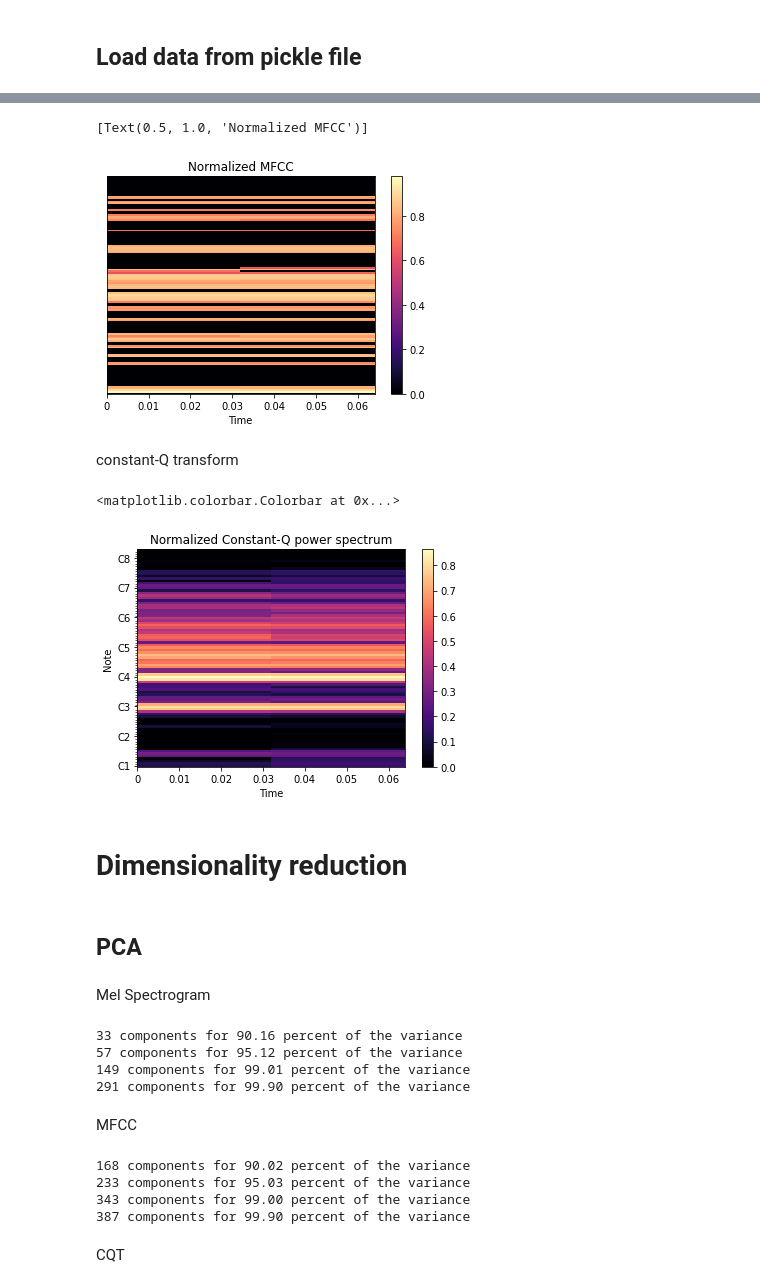
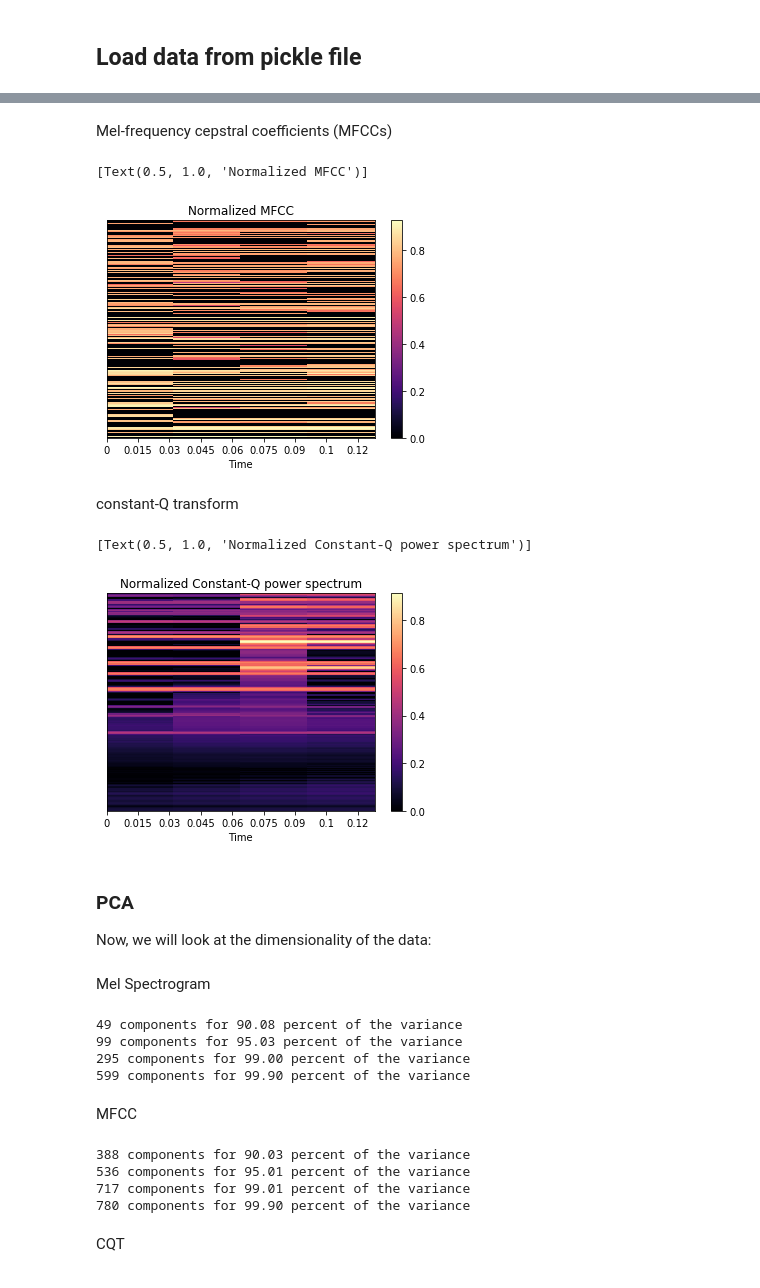
Before and after one commit to asahicantu/DAT5502021, a Jupyter notebook: dat550-2021-final-project.ipynb, the cells around one changed output, grey strips where cells are left out. Drawn from its saved outputs; the diff is of its cells as text; code cells hidden in the pictures.

```diff
--- a/dat550-2021-final-project.ipynb
+++ b/dat550-2021-final-project.ipynb
@@ -298,7 +164,2 @@ Pickle.dump_pickle('cqt.pkl',(X_cqt_train, X_cqt_test, X_cqt_valid, y_cqt_train,
 # %% [markdown]
 ## Load data from pickle file
-# %%
-from Utils import Pickle
-(X_melspec_train, X_melspec_test, X_melspec_valid, y_melspec_train, y_melspec_test, y_melspec_valid) = Pickle.load_pickle('mel_spec.pkl')
-(X_mfcc_train, X_mfcc_test, X_mfcc_valid, y_mfcc_train, y_mfcc_test, y_mfcc_valid) = Pickle.load_pickle('mfcc.pkl')
-(X_cqt_train, X_cqt_test, X_cqt_valid, y_cqt_train, y_cqt_test, y_cqt_valid) = Pickle.load_pickle('cqt.pkl')
@@ -310,0 +166,6 @@ Data\Out\Pickle\cqt.pkl
+# %%
+feature_fp = r'Data/Out/Pickle/features.pkl'
+label_fp = r'Data/Out/Pickle/labels.pkl'
+
+features = Pickle.load_pickle(feature_fp)
+labels = Pickle.load_pickle(label_fp)
@@ -313,22 +246,24 @@ Data\Out\Pickle\cqt.pkl
+# %% [markdown]
+Mel-frequency cepstral coefficients (MFCCs)
 # %%
 fig, ax = plt.subplots()
-img = librosa.display.specshow(X_mfcc_train[0], x_axis='time', sr=SAMPLE_RATE, ax=ax)
+img = librosa.display.specshow(features['mfcc'][100], x_axis='time', sr=SAMPLE_RATE, ax=ax)
 fig.colorbar(img, ax=ax)
 ax.set(title='Normalized MFCC')
 # %% [output]
 [Text(0.5, 1.0, 'Normalized MFCC')]
-[figure, old version]
+[figure, new version]
 # %% [markdown]
 constant-Q transform
 # %%
 fig, ax = plt.subplots()
-img = librosa.display.specshow(X_cqt_train[0], sr=SAMPLE_RATE, x_axis='time', y_axis='cqt_note', ax=ax)
-ax.set_title('Normalized Constant-Q power spectrum')
+img = librosa.display.specshow(features['cqt'][100], x_axis='time', sr=SAMPLE_RATE, ax=ax)
 fig.colorbar(img, ax=ax)
+ax.set(title='Normalized Constant-Q power spectrum')
 # %% [output]
-<matplotlib.colorbar.Colorbar at 0x...>
+[Text(0.5, 1.0, 'Normalized Constant-Q power spectrum')]
-[figure, old version]
+[figure, new version]
-# %% [markdown]
-# Dimensionality reduction
-# %% [markdown]
-## PCA
+# %% [markdown]
+### PCA
+
+Now, we will look at the dimensionality of the data:
@@ -344,28 +279,28 @@ def num_comp_for_variance(explained_var, variances=[0.9, 0.95, 0.99, 0.999]):
 # %%
 from sklearn.decomposition import PCA
-pca = PCA(n_components=400)
-melspec_input_features = [spec.flatten() for spec in X_melspec_train]
+pca = PCA(n_components=800)
+melspec_input_features = [spec.flatten() for spec in features['mel']]
 pca_ms = pca.fit_transform(melspec_input_features)
 ms_explained_var = pca.explained_variance_ratio_
 num_comp_for_variance(ms_explained_var)
 # %% [output]
-33 components for 90.16 percent of the variance
-57 components for 95.12 percent of the variance
-149 components for 99.01 percent of the variance
-291 components for 99.90 percent of the variance
+49 components for 90.08 percent of the variance
+99 components for 95.03 percent of the variance
+295 components for 99.00 percent of the variance
+599 components for 99.90 percent of the variance
 # %% [markdown]
 MFCC
 # %%
-pca = PCA(n_components=400)
-mfcc_input_features = [spec.flatten() for spec in X_mfcc_train]
+pca = PCA(n_components=800)
+mfcc_input_features = [spec.flatten() for spec in features['mfcc']]
 pca_mfcc = pca.fit_transform(mfcc_input_features)
 mfcc_explained_var = pca.explained_variance_ratio_
 num_comp_for_variance(mfcc_explained_var)
 # %% [output]
-168 components for 90.02 percent of the variance
-233 components for 95.03 percent of the variance
-343 components for 99.00 percent of the variance
-387 components for 99.90 percent of the variance
+388 components for 90.03 percent of the variance
+536 components for 95.01 percent of the variance
+717 components for 99.01 percent of the variance
+780 components for 99.90 percent of the variance
 # %% [markdown]
 CQT
 # %%
```
Also changed, not shown: parts of 96 cells of this notebook, 2 other files.
